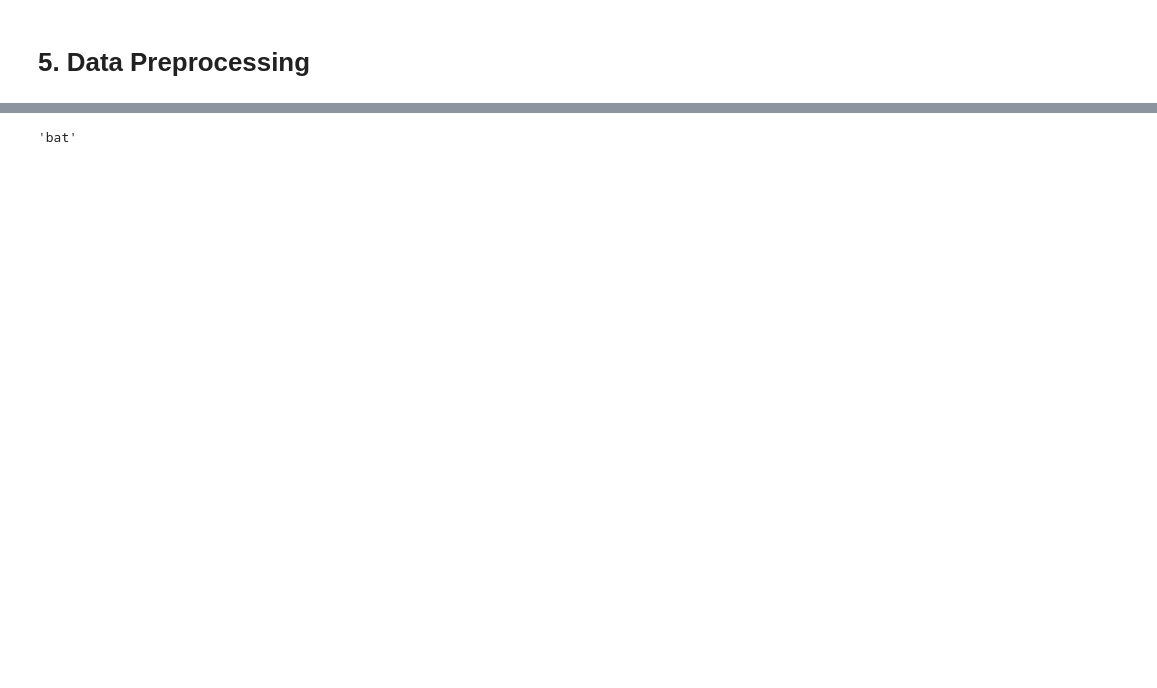
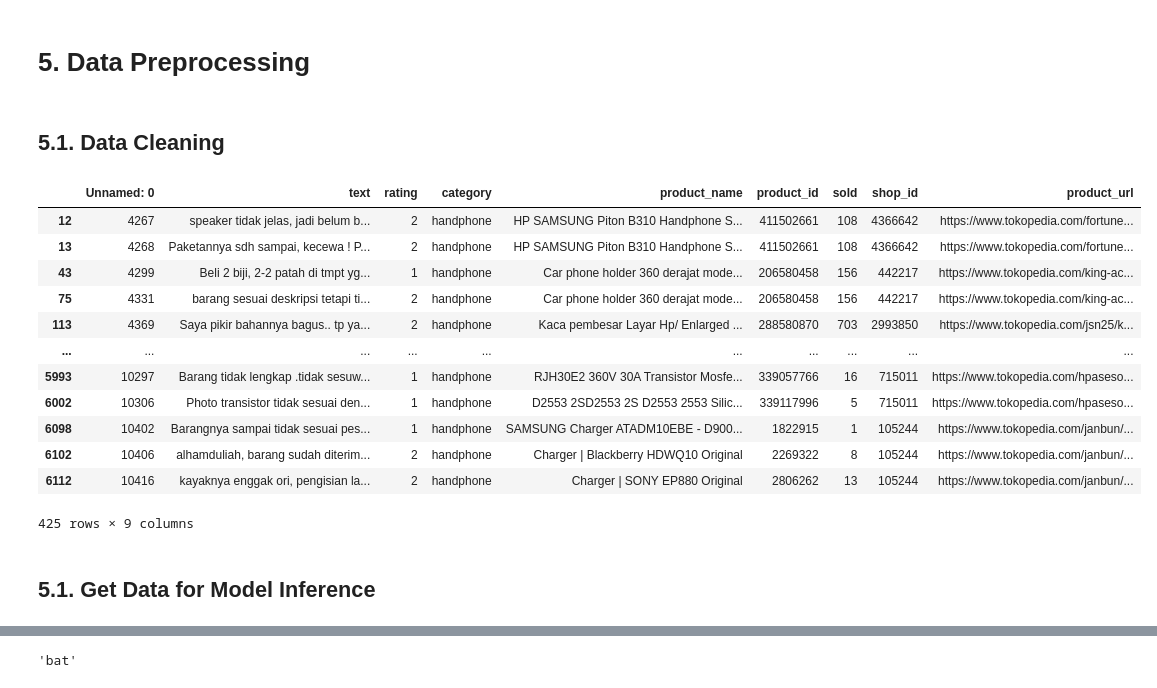
Before and after one commit to kaz9112/RepiuBOSS-Sam, a Jupyter notebook: h8dsft_Final_Project_Group_003.ipynb, the cells around one changed output, grey strips where cells are left out. Cells and saved outputs as stored; diff of their text form; code cells hidden in the pictures; blank space fills up the shorter version.

```diff
--- a/h8dsft_Final_Project_Group_003.ipynb
+++ b/h8dsft_Final_Project_Group_003.ipynb
@@ -326,2 +320,25 @@ Word Cloud for 1 Star
 # %% [markdown]
 # 5. Data Preprocessing
+# %% [markdown]
+## 5.1. Data Cleaning
+# %%
+values = [3, 4, 5]
+data = data[data.rating.isin(values) == False]
+# %%
+data
+# %% [output]
+|  | Unnamed: 0 | text | rating | category | product_name | product_id | sold | shop_id | product_url |
+| 12 | 4267 | speaker tidak jelas, jadi belum b... | 2 | handphone | HP SAMSUNG Piton B310 Handphone S... | 411502661 | 108 | 4366642 | https://www.tokopedia.com/fortune... |
+| 13 | 4268 | Paketannya sdh sampai, kecewa ! P... | 2 | handphone | HP SAMSUNG Piton B310 Handphone S... | 411502661 | 108 | 4366642 | https://www.tokopedia.com/fortune... |
+| 43 | 4299 | Beli 2 biji, 2-2 patah di tmpt yg... | 1 | handphone | Car phone holder 360 derajat mode... | 206580458 | 156 | 442217 | https://www.tokopedia.com/king-ac... |
+| 75 | 4331 | barang sesuai deskripsi tetapi ti... | 2 | handphone | Car phone holder 360 derajat mode... | 206580458 | 156 | 442217 | https://www.tokopedia.com/king-ac... |
+| 113 | 4369 | Saya pikir bahannya bagus.. tp ya... | 2 | handphone | Kaca pembesar Layar Hp/ Enlarged ... | 288580870 | 703 | 2993850 | https://www.tokopedia.com/jsn25/k... |
+| ... | ... | ... | ... | ... | ... | ... | ... | ... | ... |
+| 5993 | 10297 | Barang tidak lengkap .tidak sesuw... | 1 | handphone | RJH30E2 360V 30A Transistor Mosfe... | 339057766 | 16 | 715011 | https://www.tokopedia.com/hpaseso... |
+| 6002 | 10306 | Photo transistor tidak sesuai den... | 1 | handphone | D2553 2SD2553 2S D2553 2553 Silic... | 339117996 | 5 | 715011 | https://www.tokopedia.com/hpaseso... |
+| 6098 | 10402 | Barangnya sampai tidak sesuai pes... | 1 | handphone | SAMSUNG Charger ATADM10EBE - D900... | 1822915 | 1 | 105244 | https://www.tokopedia.com/janbun/... |
+| 6102 | 10406 | alhamduliah, barang sudah diterim... | 2 | handphone | Charger | Blackberry HDWQ10 Original | 2269322 | 8 | 105244 | https://www.tokopedia.com/janbun/... |
+| 6112 | 10416 | kayaknya enggak ori, pengisian la... | 2 | handphone | Charger | SONY EP880 Original | 2806262 | 13 | 105244 | https://www.tokopedia.com/janbun/... |
+425 rows × 9 columns
+# %% [markdown]
+## 5.1. Get Data for Model Inference
```
Also changed, not shown: parts of 45 cells of this notebook, 1 other file.
